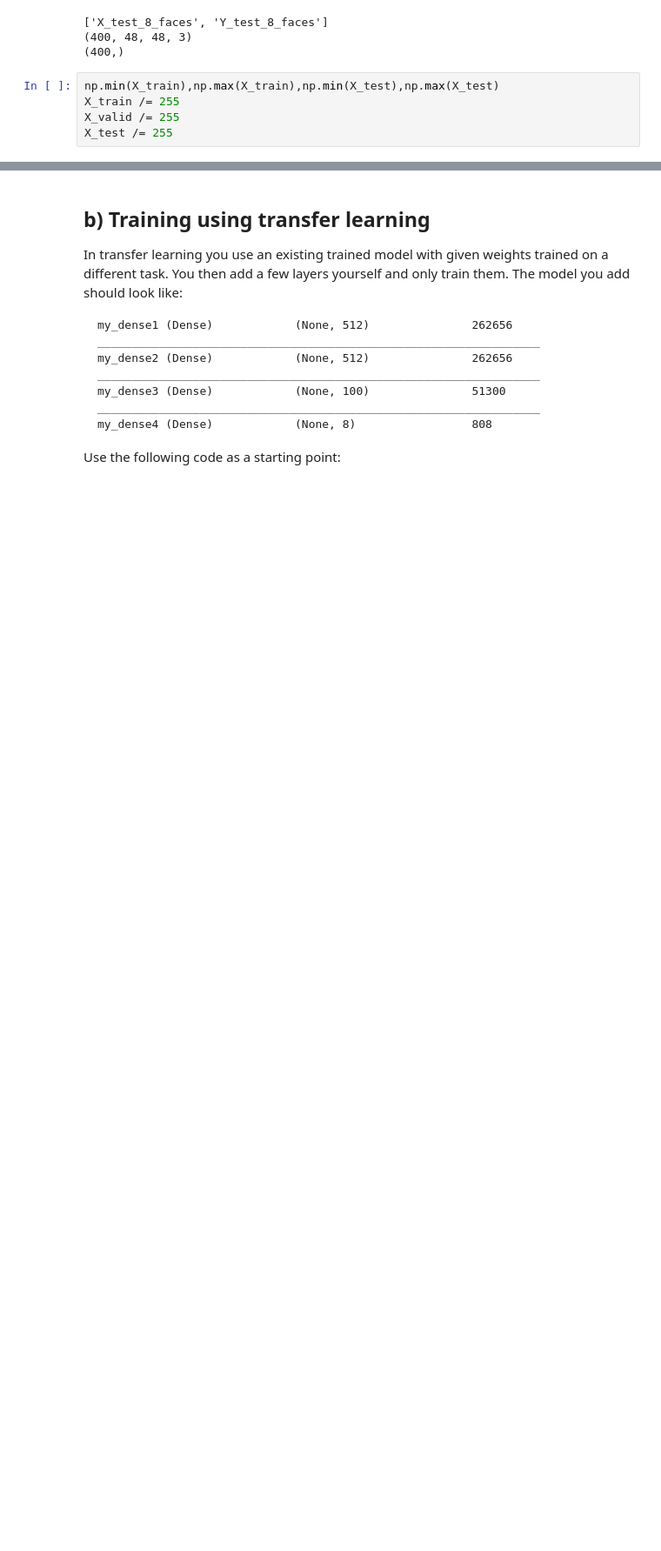
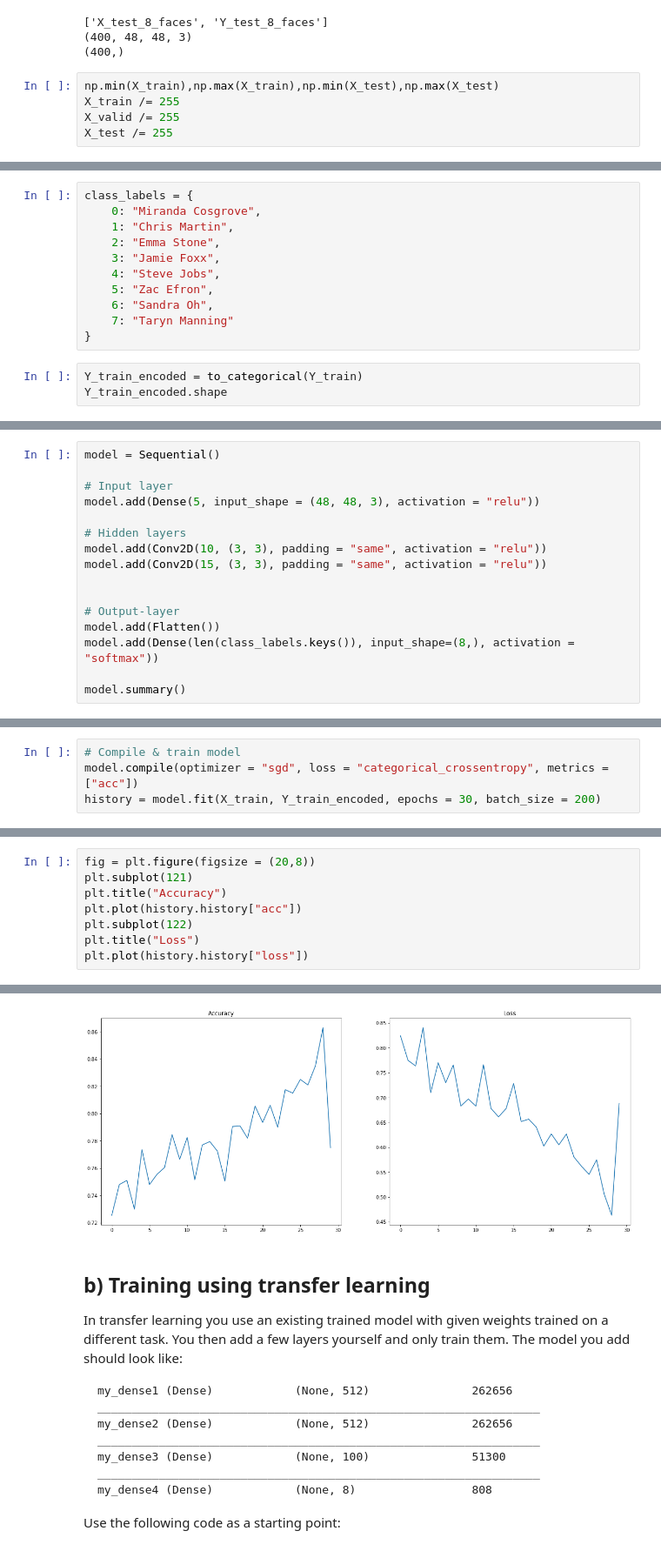
Before and after one commit to ExLeonem/DL-WS1920, a Jupyter notebook: notebooks/AB_2_1.ipynb, the cells around one changed output, grey strips where cells are left out. Shown at 87% size. Saved outputs shown, nothing was run; the diff lists cells and outputs as text; blank space fills up the shorter version.

```diff
--- a/notebooks/AB_2_1.ipynb
+++ b/notebooks/AB_2_1.ipynb
@@ -90,3 +143,17 @@ Train a model (as shown below) from scratch, using the training data for trainin
 
 Image of the network:
 https://github.com/ioskn/mldl_htwg/blob/master/uebungen/dl_cnn_faces_net.png
+# %%
+class_labels = {
+    0: "Miranda Cosgrove",
+    1: "Chris Martin",
+    2: "Emma Stone",
+    3: "Jamie Foxx",
+    4: "Steve Jobs",
+    5: "Zac Efron",
+    6: "Sandra Oh",
+    7: "Taryn Manning"
+}
+# %%
+Y_train_encoded = to_categorical(Y_train)
+Y_train_encoded.shape
@@ -92,0 +162,16 @@ https://github.com/ioskn/mldl_htwg/blob/master/uebungen/dl_cnn_faces_net.png
+# %%
+model = Sequential()
+
+# Input layer
+model.add(Dense(5, input_shape = (48, 48, 3), activation = "relu"))
+
+# Hidden layers
+model.add(Conv2D(10, (3, 3), padding = "same", activation = "relu"))
+model.add(Conv2D(15, (3, 3), padding = "same", activation = "relu"))
+
+
+# Output-layer
+model.add(Flatten())
+model.add(Dense(len(class_labels.keys()), input_shape=(8,), activation = "softmax"))
+
+model.summary()
@@ -92,0 +197,4 @@ https://github.com/ioskn/mldl_htwg/blob/master/uebungen/dl_cnn_faces_net.png
+# %%
+# Compile & train model
+model.compile(optimizer = "sgd", loss = "categorical_crossentropy", metrics = ["acc"])
+history = model.fit(X_train, Y_train_encoded, epochs = 30, batch_size = 200)
@@ -92,0 +225,9 @@ https://github.com/ioskn/mldl_htwg/blob/master/uebungen/dl_cnn_faces_net.png
+# %%
+fig = plt.figure(figsize = (20,8))
+plt.subplot(121)
+plt.title("Accuracy")
+plt.plot(history.history["acc"])
+plt.subplot(122)
+plt.title("Loss")
+plt.plot(history.history["loss"])
+# %% [output]
@@ -93,3 +235,4 @@ https://github.com/ioskn/mldl_htwg/blob/master/uebungen/dl_cnn_faces_net.png
+[figure, added]
 # %% [markdown]
 ## b) Training using transfer learning
 In transfer learning you use an existing trained model with given weights trained on a different task. You then add a few layers yourself and only train them. The model you add should look like:
```
Also changed, not shown: parts of 15 cells of this notebook, 3 other files.
